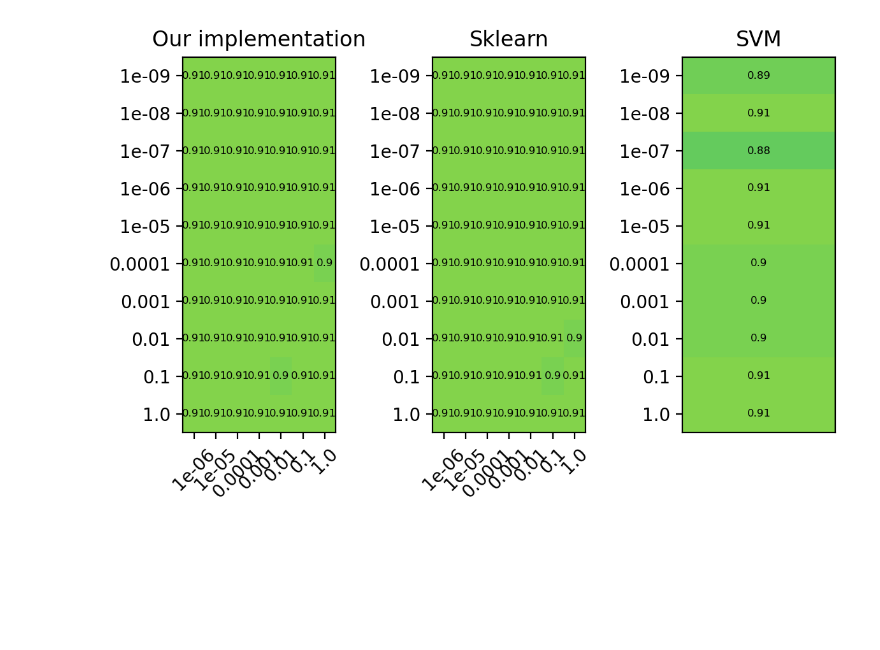
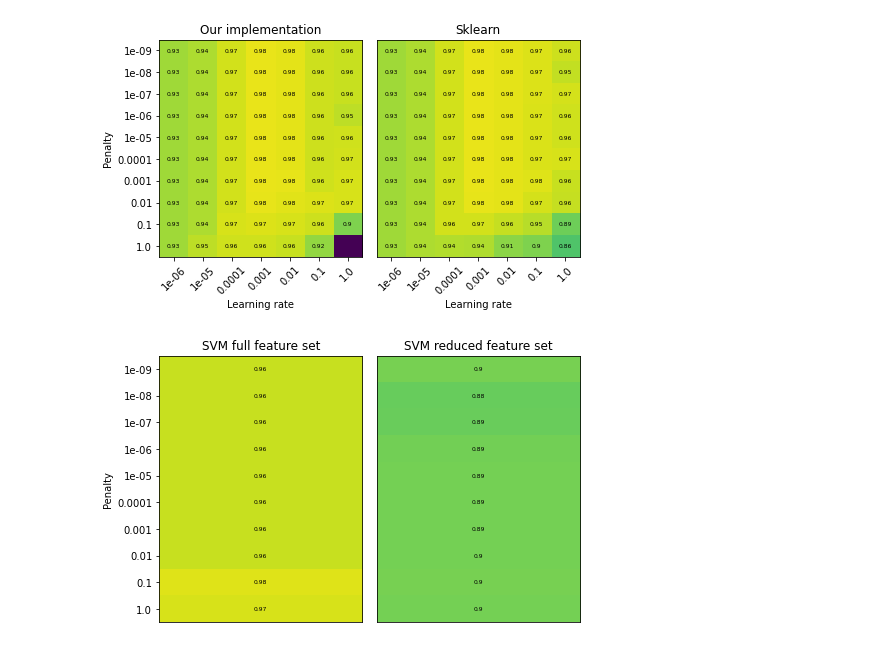
Before and after one commit to timzimm/CompSci, a Jupyter notebook: 01_regression_resampling/src/06_classification.ipynb, the cells around one changed output. Cells and saved outputs as stored; diff of their text form; code cells hidden in the pictures; blank space fills up the shorter version.

```diff
--- a/01_regression_resampling/src/06_classification.ipynb
+++ b/01_regression_resampling/src/06_classification.ipynb
@@ -35,6 +35,7 @@ X_test  = X[np.sort(np.setdiff1d(np.arange(0,len(X)),train_ids))]
 y_test = y[np.sort(np.setdiff1d(np.arange(0,len(X)),train_ids))]
 
 scaler = Standardization()
+X = scaler.fit_transform(X)
 X_train = scaler.fit_transform(X_train)
 X_test = scaler.transform(X_test)
 # %%
@@ -117,24 +153,51 @@ for p in range(len(penalties)):
 success_rate_svm = np.expand_dims(success_rate_svm,1)
+# %%
+success_rate_svm_reduced = np.zeros([len(penalties)])
+pca_reduction = 1
+X_red = features_decomp[:,:pca_reduction]
+for p in range(len(penalties)):
+    Classifier_SVC = SVC(C=1/penalties[p])
+    sfold_svc = []
+    for train_id, test_id in kf.split(X_red):
+        X_train, X_test = X_red[train_id], X_red[test_id]
+        y_train, y_test = y[train_id], y[test_id]
+        fit_svc = Classifier_SVC.fit(X_train,y_train)
+        sfold_svc.append(Classifier_SVC.score(X_test,y_test))
+    success_rate_svm_reduced[p] = np.mean(sfold_svc)
+success_rate_svm_reduced = np.expand_dims(success_rate_svm_reduced,1)
 # %%
 #%%Plot of the performance of different methods
-plt.figure(dpi=200)
-plt.subplot(1,3,1)
-
-plots.annotate_imshow(success_rate_ours,vmin=0.5)
+#%%
+plt.figure(figsize=fig_size)
+plt.subplot(1,2,1)
+plots.annotate_imshow(success_rate_ours,vmin=0.5,vmax=1)
 plt.xticks(np.arange(0,len(lrs)),lrs,rotation=45)
 plt.yticks(np.arange(0,len(penalties)),penalties)
+plt.ylabel('Penalty')
+plt.xlabel('Learning rate')
 plt.title('Our implementation')
+plt.subplot(1,2,2)
+plots.annotate_imshow(success_rate_sklearn,vmin=0.5,vmax=1)
+plt.xticks(np.arange(0,len(lrs)),lrs,rotation=45)
+plt.yticks([])
+plt.xlabel('Learning rate')
+plt.title('Sklearn')
+plt.tight_layout()
 
-plt.subplot(1,3,2)
-plots.annotate_imshow(success_rate_sklearn,vmin=0.5)
-plt.xticks(np.arange(0,len(lrs)),lrs,rotation=45)
+#
+plt.figure(figsize=fig_size)
+plt.subplot(1,2,1)
+plots.annotate_imshow(success_rate_svm,vmin=0.5,vmax=1)
 plt.yticks(np.arange(0,len(penalties)),penalties)
-plt.title('Sklearn')
-plt.subplot(1,3,3)
-plots.annotate_imshow(success_rate_svm,vmin=0.5)
-plt.yticks(np.arange(0,len(penalties)),penalties)
+plt.ylabel('Penalty')
 plt.xticks([])
-plt.title('SVM')
+plt.title('SVM full feature set')
+plt.subplot(1,2,2)
+plots.annotate_imshow(success_rate_svm_reduced,vmin=0.5,vmax=1)
+plt.xticks([])
+plt.yticks([])
+plt.title('SVM reduced feature set')
 plt.tight_layout()
 # %% [output]
-[figure, old version]
+[figure, new version]
+[figure, added]
```
Also changed, not shown: parts of 4 cells of this notebook.
